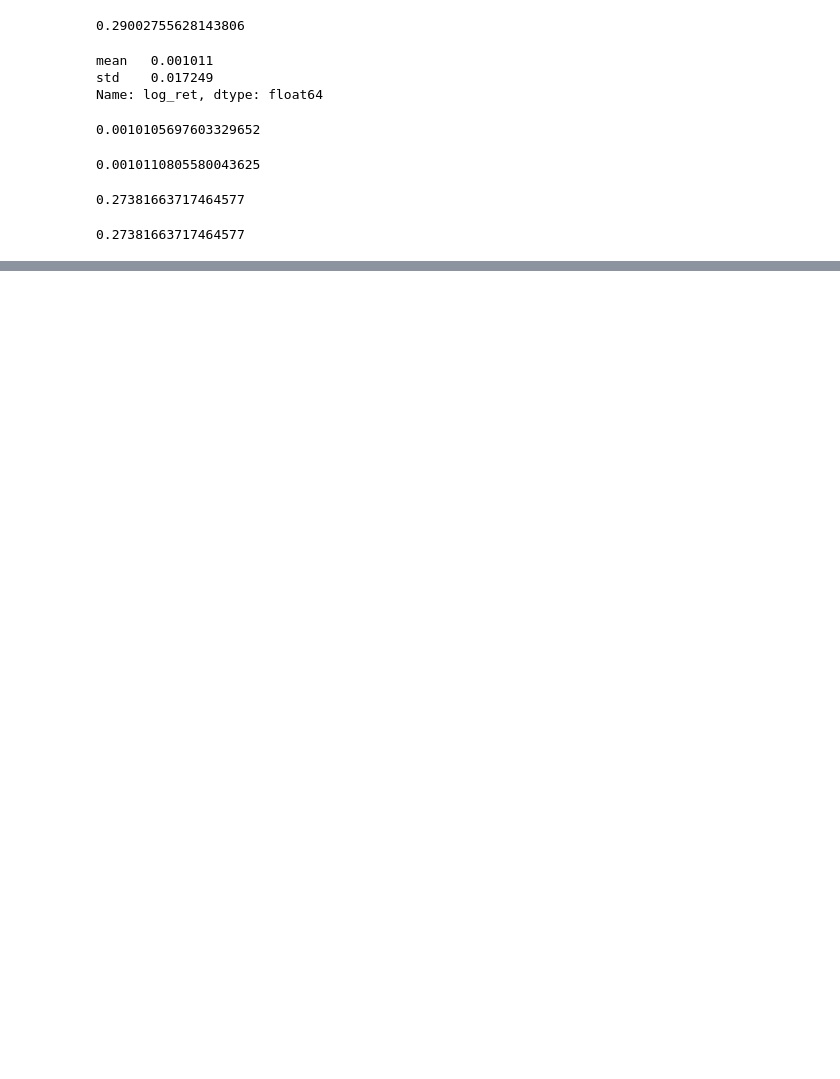
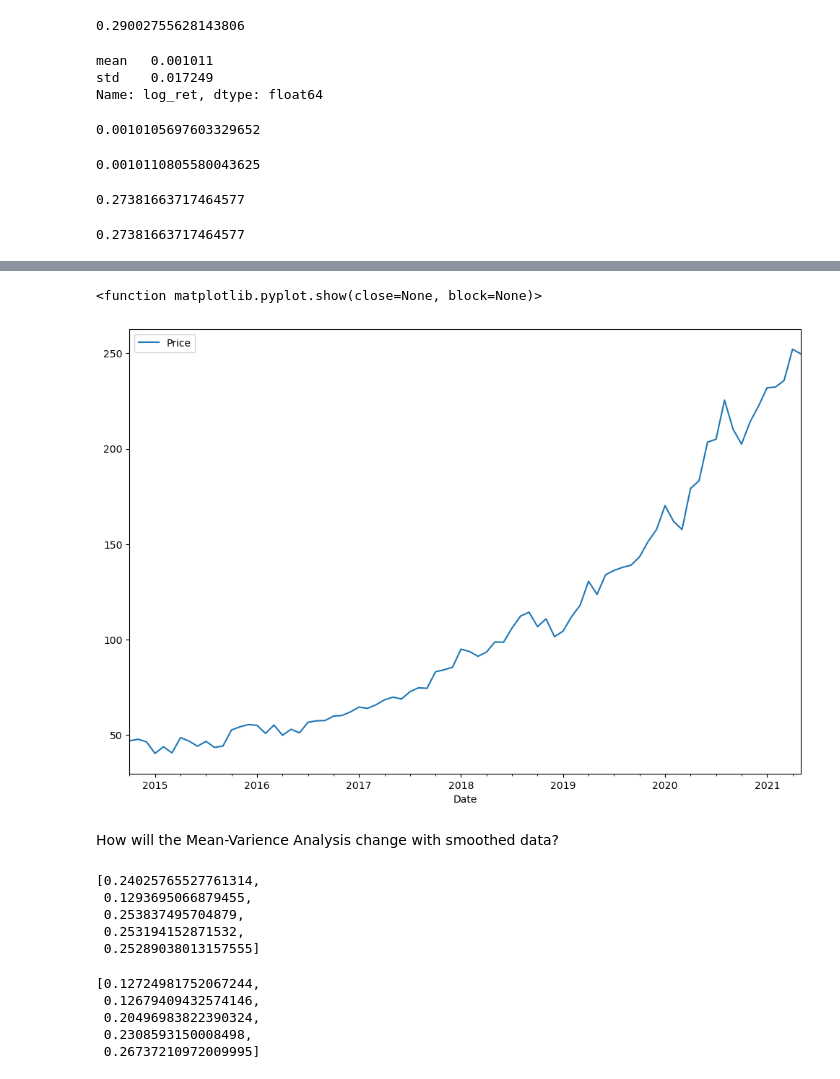
Before and after one commit to apasvenskas/Python-practice-with-financial-data, a Jupyter notebook: AnnualizingMeanReturn.ipynb, the cells around one changed output, grey strips where cells are left out. Cells and saved outputs as stored; diff of their text form; code cells hidden in the pictures; blank space fills up the shorter version.

Commit message:
smoothing data

```diff
--- a/AnnualizingMeanReturn.ipynb
+++ b/AnnualizingMeanReturn.ipynb
@@ -86,0 +116,3 @@ ann_std
+# %%
+monthly = msft.Price.resample("M").last()
+monthly
@@ -86,0 +133,9 @@ ann_std
+# %%
+monthly.plot(figsize = (12, 8))
+plt.legend()
+plt.show
+# %% [output]
+<function matplotlib.pyplot.show(close=None, block=None)>
+[figure, added]
+# %% [markdown]
+How will the Mean-Varience Analysis change with smoothed data?
@@ -86,0 +152,16 @@ ann_std
+# %%
+ann_mean
+# %% [output]
+[0.24025765527761314,
+ 0.1293695066879455,
+ 0.253837495704879,
+ 0.253194152871532,
+ 0.25289038013157555]
+# %%
+ann_std
+# %% [output]
+[0.12724981752067244,
+ 0.12679409432574146,
+ 0.20496983822390324,
+ 0.2308593150008498,
+ 0.26737210972009995]
```
Also changed, not shown: parts of 8 cells of this notebook.
